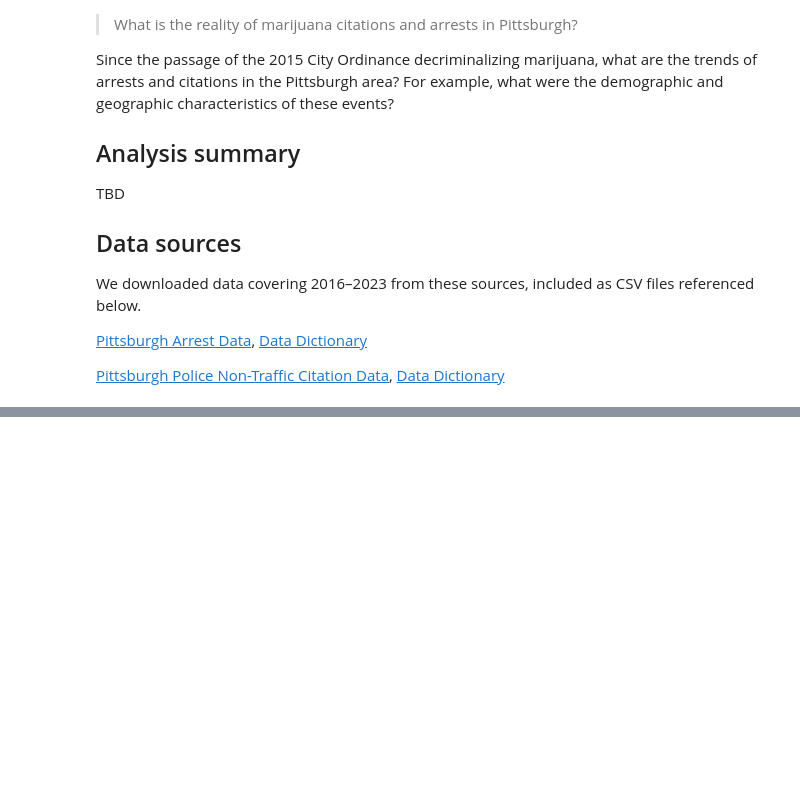
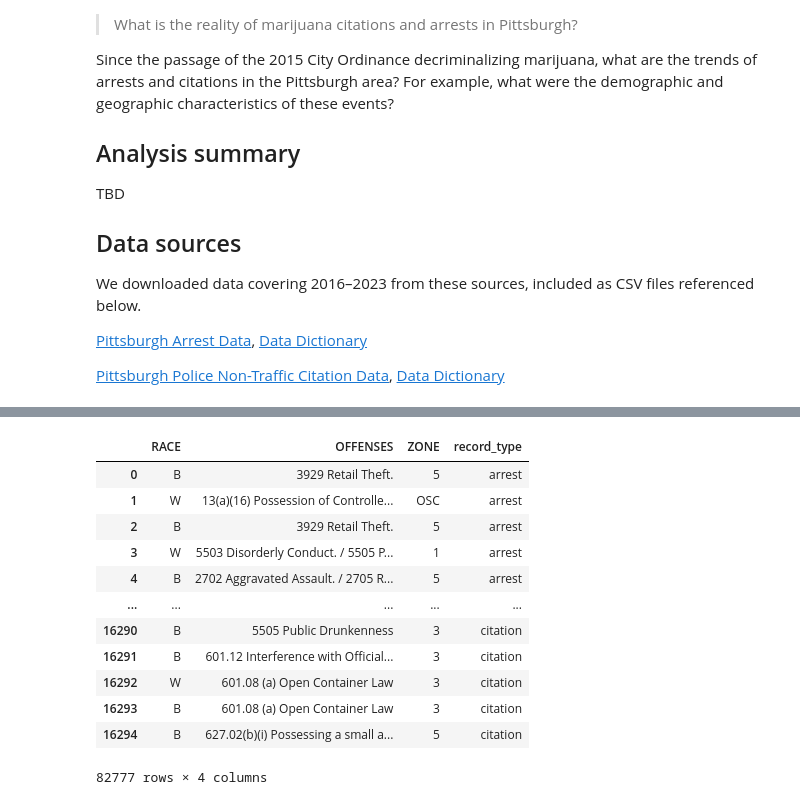
Before and after one commit to Police-Data-Accessibility-Project/caasi-help-desk, a Jupyter notebook: mj-decriminalization/analysis/fall 2024 analysis.ipynb, the cells around one changed output, grey strips where cells are left out. Cells and saved outputs as stored; diff of their text form; code cells hidden in the pictures; blank space fills up the shorter version.

```diff
--- a/mj-decriminalization/analysis/fall 2024 analysis.ipynb
+++ b/mj-decriminalization/analysis/fall 2024 analysis.ipynb
@@ -41,0 +58,11 @@ citations_df = pd.read_csv('citation_data_wprdc.csv', low_memory=False)
+# %%
+permitted_arrests_columns = [
+    'RACE',
+    'OFFENSES',
+    'INCIDENTZONE'
+]
+arrests_df_2 = arrests_df[permitted_arrests_columns]
+# %%
+# Change the name of 'INCIDENTZONE' to 'ZONE'
+arrests_df_3 = arrests_df_2.rename(columns={'INCIDENTZONE': 'ZONE'})
+arrests_df_3
@@ -41,0 +134,18 @@ citations_df = pd.read_csv('citation_data_wprdc.csv', low_memory=False)
+# %%
+# Combine the two data frames
+combined_df = pd.concat([arrests_df_3, citations_df_2])
+combined_df
+# %% [output]
+|  | RACE | OFFENSES | ZONE | record_type |
+| 0 | B | 3929 Retail Theft. | 5 | arrest |
+| 1 | W | 13(a)(16) Possession of Controlle... | OSC | arrest |
+| 2 | B | 3929 Retail Theft. | 5 | arrest |
+| 3 | W | 5503 Disorderly Conduct. / 5505 P... | 1 | arrest |
+| 4 | B | 2702 Aggravated Assault. / 2705 R... | 5 | arrest |
+| ... | ... | ... | ... | ... |
+| 16290 | B | 5505 Public Drunkenness | 3 | citation |
+| 16291 | B | 601.12 Interference with Official... | 3 | citation |
+| 16292 | W | 601.08 (a) Open Container Law | 3 | citation |
+| 16293 | B | 601.08 (a) Open Container Law | 3 | citation |
+| 16294 | B | 627.02(b)(i) Possessing a small a... | 5 | citation |
+82777 rows × 4 columns
```
Also changed, not shown: parts of 24 cells of this notebook.
